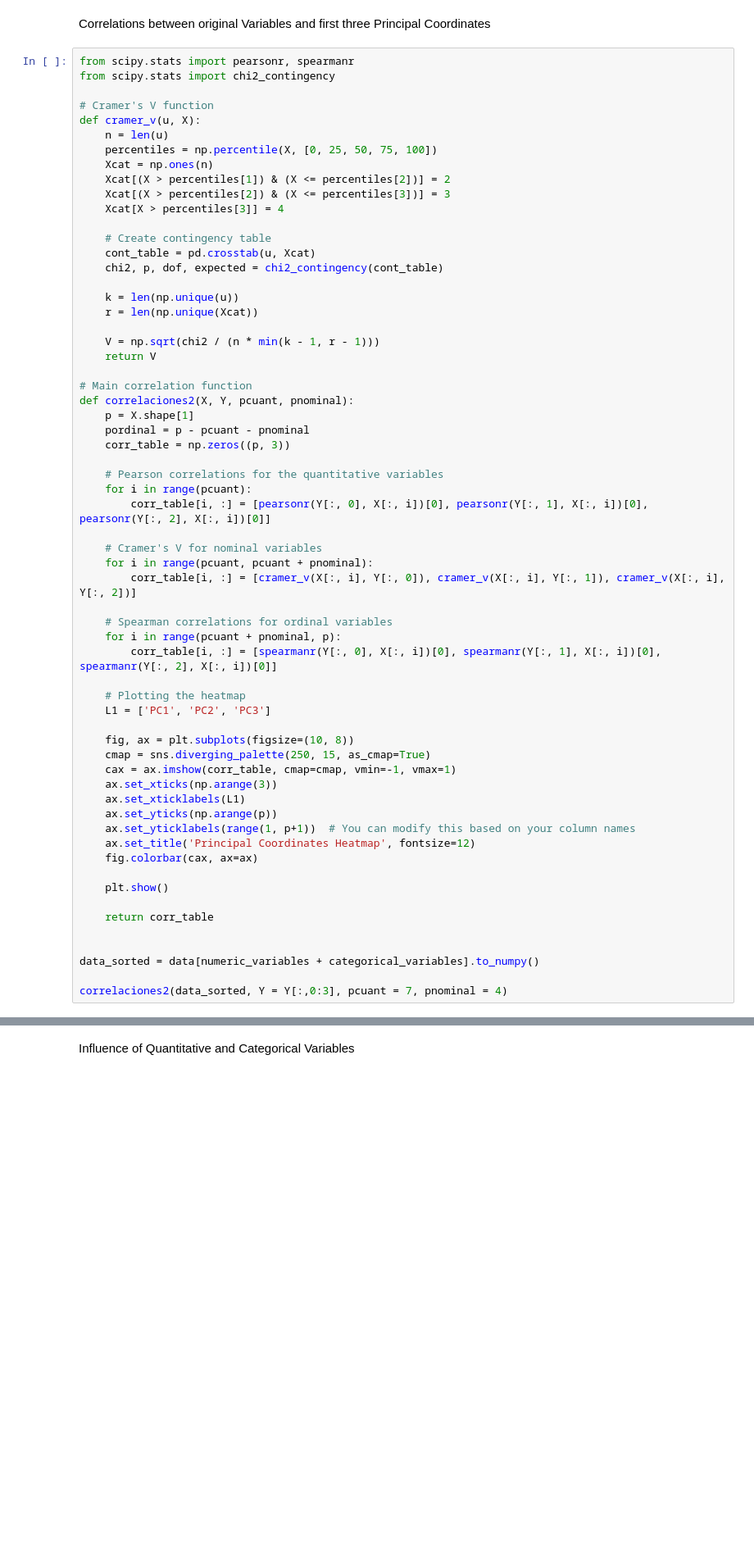
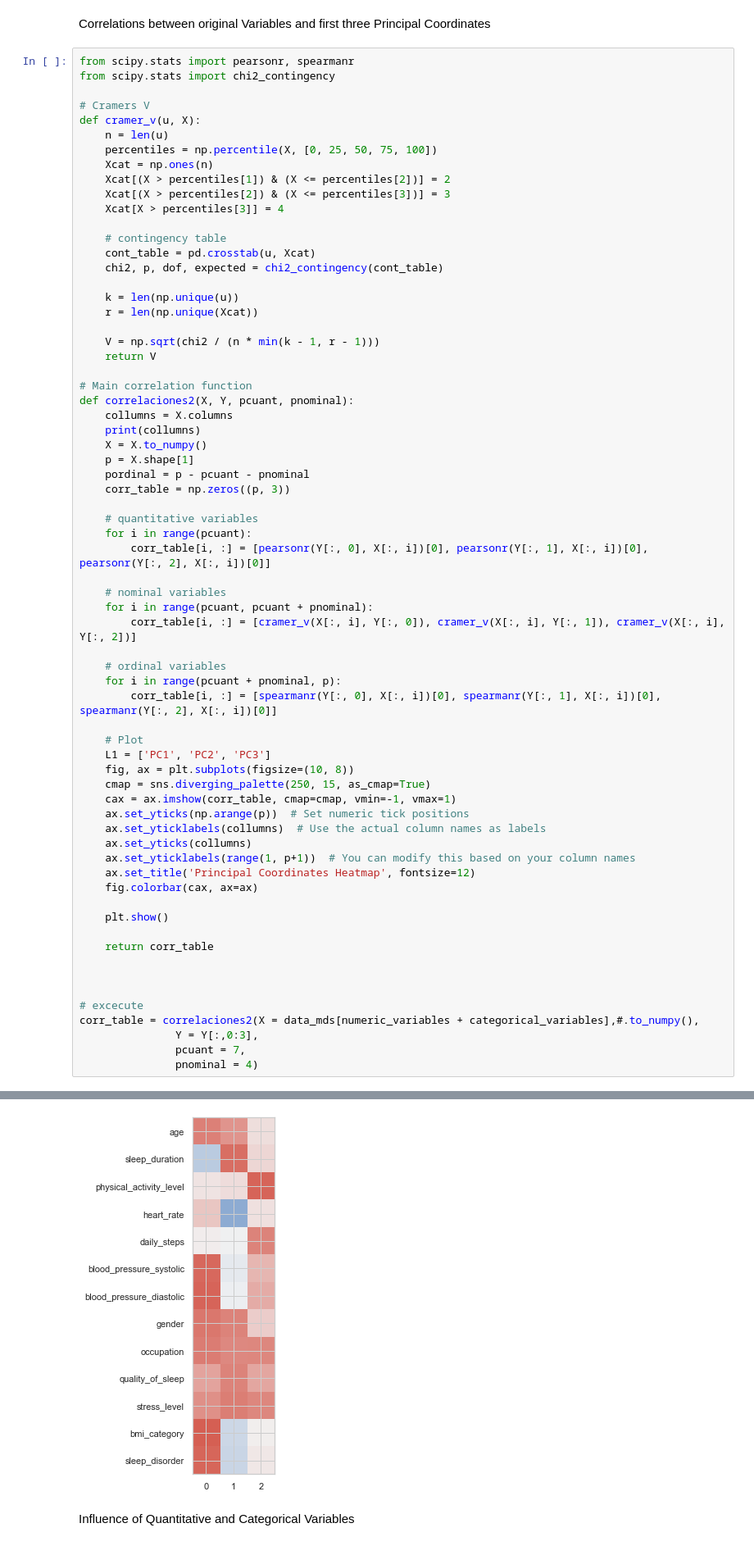
Before and after one commit to schmeti/u3cm_multivariate_analysis_project, a Jupyter notebook: Sleep_dataset_proyect.ipynb, the cells around one changed output, grey strips where cells are left out. Shown at 82% size. Cells and saved outputs as stored; diff of their text form; blank space fills up the shorter version.

```diff
--- a/Sleep_dataset_proyect.ipynb
+++ b/Sleep_dataset_proyect.ipynb
@@ -1199,7 +1389,7 @@ Correlations between original Variables and first three Principal Coordinates
 from scipy.stats import pearsonr, spearmanr
 from scipy.stats import chi2_contingency
 
-# Cramer's V function
+# Cramers V
 def cramer_v(u, X):
     n = len(u)
     percentiles = np.percentile(X, [0, 25, 50, 75, 100])
@@ -1208,7 +1398,7 @@ def cramer_v(u, X):
     Xcat[(X > percentiles[2]) & (X <= percentiles[3])] = 3
     Xcat[X > percentiles[3]] = 4
 
-    # Create contingency table
+    # contingency table
     cont_table = pd.crosstab(u, Xcat)
     chi2, p, dof, expected = chi2_contingency(cont_table)
 
@@ -1220,31 +1410,33 @@ def cramer_v(u, X):
 
 # Main correlation function
 def correlaciones2(X, Y, pcuant, pnominal):
+    collumns = X.columns
+    print(collumns)
+    X = X.to_numpy()
     p = X.shape[1]
     pordinal = p - pcuant - pnominal
     corr_table = np.zeros((p, 3))
 
-    # Pearson correlations for the quantitative variables
+    # quantitative variables
     for i in range(pcuant):
         corr_table[i, :] = [pearsonr(Y[:, 0], X[:, i])[0], pearsonr(Y[:, 1], X[:, i])[0], pearsonr(Y[:, 2], X[:, i])[0]]
 
-    # Cramer's V for nominal variables
+    # nominal variables
     for i in range(pcuant, pcuant + pnominal):
         corr_table[i, :] = [cramer_v(X[:, i], Y[:, 0]), cramer_v(X[:, i], Y[:, 1]), cramer_v(X[:, i], Y[:, 2])]
 
-    # Spearman correlations for ordinal variables
+    # ordinal variables
     for i in range(pcuant + pnominal, p):
         corr_table[i, :] = [spearmanr(Y[:, 0], X[:, i])[0], spearmanr(Y[:, 1], X[:, i])[0], spearmanr(Y[:, 2], X[:, i])[0]]
 
-    # Plotting the heatmap
+    # Plot
     L1 = ['PC1', 'PC2', 'PC3']
-
     fig, ax = plt.subplots(figsize=(10, 8))
     cmap = sns.diverging_palette(250, 15, as_cmap=True)
     cax = ax.imshow(corr_table, cmap=cmap, vmin=-1, vmax=1)
-    ax.set_xticks(np.arange(3))
-    ax.set_xticklabels(L1)
-    ax.set_yticks(np.arange(p))
+    ax.set_yticks(np.arange(p))  # Set numeric tick positions
+    ax.set_yticklabels(collumns)  # Use the actual column names as labels
+    ax.set_yticks(collumns)
     ax.set_yticklabels(range(1, p+1))  # You can modify this based on your column names
     ax.set_title('Principal Coordinates Heatmap', fontsize=12)
     fig.colorbar(cax, ax=ax)
@@ -1254,6 +1446,10 @@ def correlaciones2(X, Y, pcuant, pnominal):
     return corr_table
 
 
-data_sorted = data[numeric_variables + categorical_variables].to_numpy()
 
-correlaciones2(data_sorted, Y = Y[:,0:3], pcuant = 7, pnominal = 4)
+# excecute
+corr_table = correlaciones2(X = data_mds[numeric_variables + categorical_variables],#.to_numpy(),
+               Y = Y[:,0:3],
+               pcuant = 7,
+               pnominal = 4)
+# %% [output]
@@ -1260,3 +1465,4 @@ correlaciones2(data_sorted, Y = Y[:,0:3], pcuant = 7, pnominal = 4)
+[figure, added]
 # %% [markdown]
 Influence of Quantitative and Categorical Variables
 # %%
```
Also changed, not shown: parts of 43 cells of this notebook.
